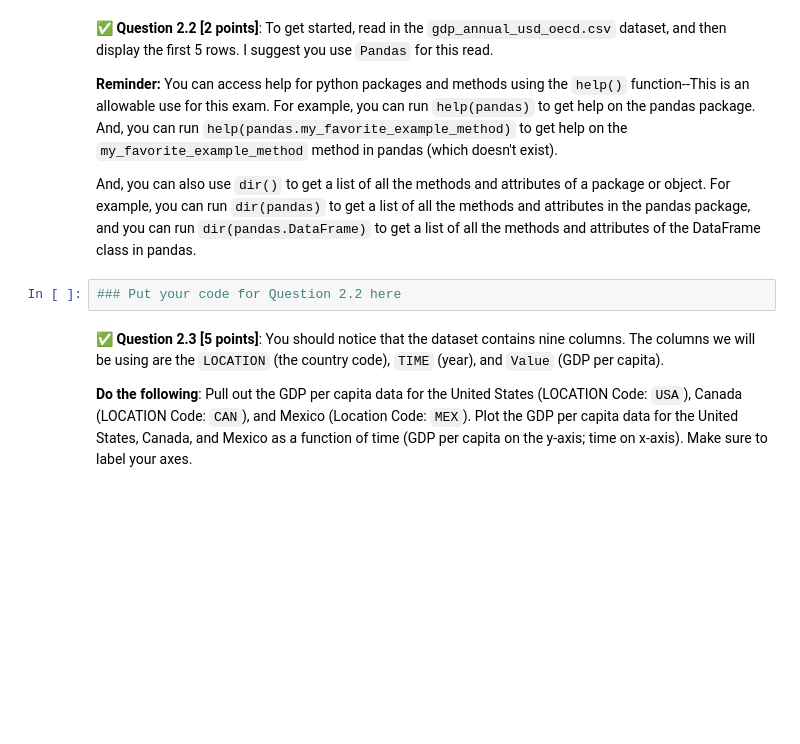
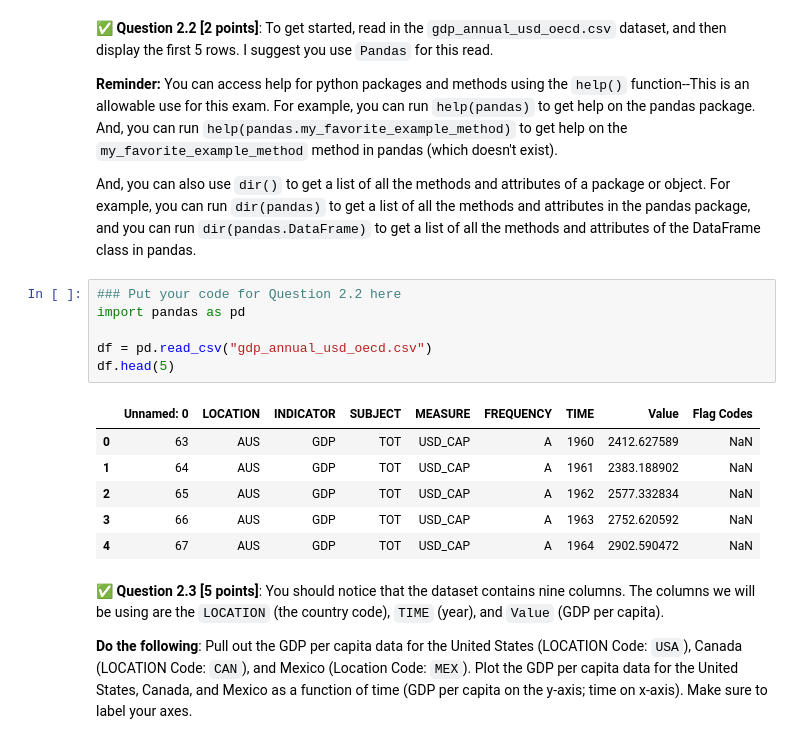
Before and after one commit to Alexcrossmung/CMSE202-S26-turnin, a Jupyter notebook: midterm/CMSE202-Midterm-Section002-STUDENT.ipynb, the cells around one changed output. Cells and saved outputs as stored; diff of their text form; blank space fills up the shorter version.

```diff
--- a/midterm/CMSE202-Midterm-Section002-STUDENT.ipynb
+++ b/midterm/CMSE202-Midterm-Section002-STUDENT.ipynb
@@ -95,6 +106,17 @@ Download the datafile `gdp_annual_usd_oecd.csv`.  The direct link to the file is
 And, you can also use `dir()` to get a list of all the methods and attributes of a package or object. For example, you can run `dir(pandas)` to get a list of all the methods and attributes in the pandas package, and you can run `dir(pandas.DataFrame)` to get a list of all the methods and attributes of the DataFrame class in pandas.
 # %%
 ### Put your code for Question 2.2 here
+import pandas as pd
+
+df = pd.read_csv("gdp_annual_usd_oecd.csv")
+df.head(5)
+# %% [output]
+|  | Unnamed: 0 | LOCATION | INDICATOR | SUBJECT | MEASURE | FREQUENCY | TIME | Value | Flag Codes |
+| 0 | 63 | AUS | GDP | TOT | USD_CAP | A | 1960 | 2412.627589 | NaN |
+| 1 | 64 | AUS | GDP | TOT | USD_CAP | A | 1961 | 2383.188902 | NaN |
+| 2 | 65 | AUS | GDP | TOT | USD_CAP | A | 1962 | 2577.332834 | NaN |
+| 3 | 66 | AUS | GDP | TOT | USD_CAP | A | 1963 | 2752.620592 | NaN |
+| 4 | 67 | AUS | GDP | TOT | USD_CAP | A | 1964 | 2902.590472 | NaN |
 # %% [markdown]
 &#9989; **Question 2.3 [5 points]**: You should notice that the dataset contains nine columns.  The columns we will be using are the `LOCATION` (the country code), `TIME` (year), and `Value` (GDP per capita).
 
```
Also changed, not shown: parts of 7 cells of this notebook, 1 other file.
